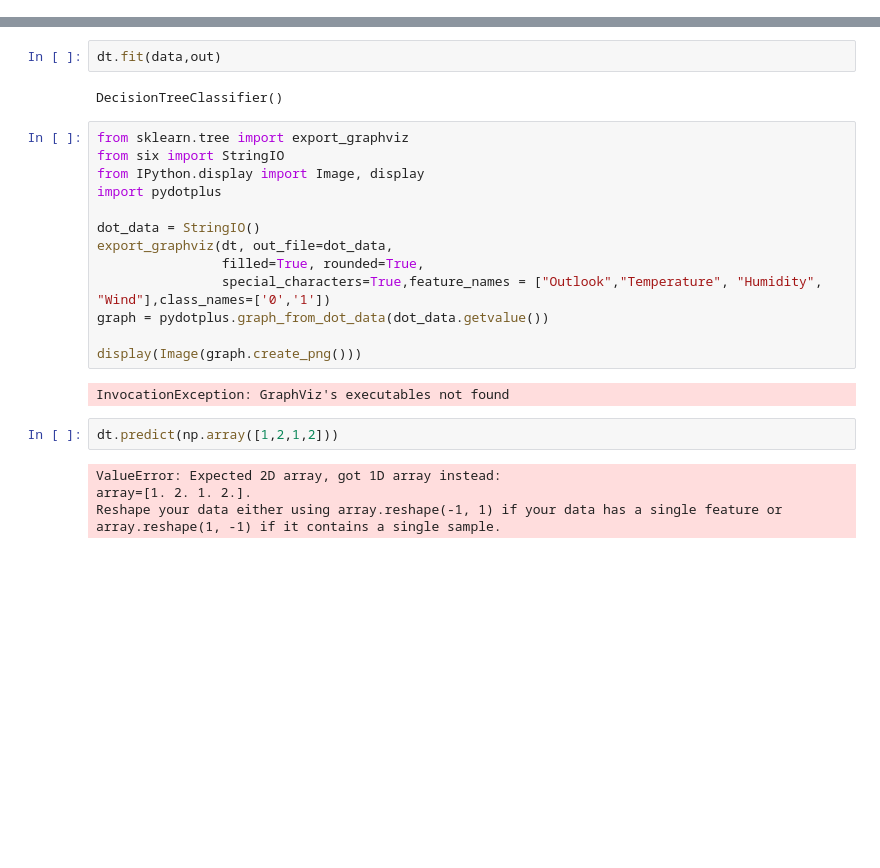
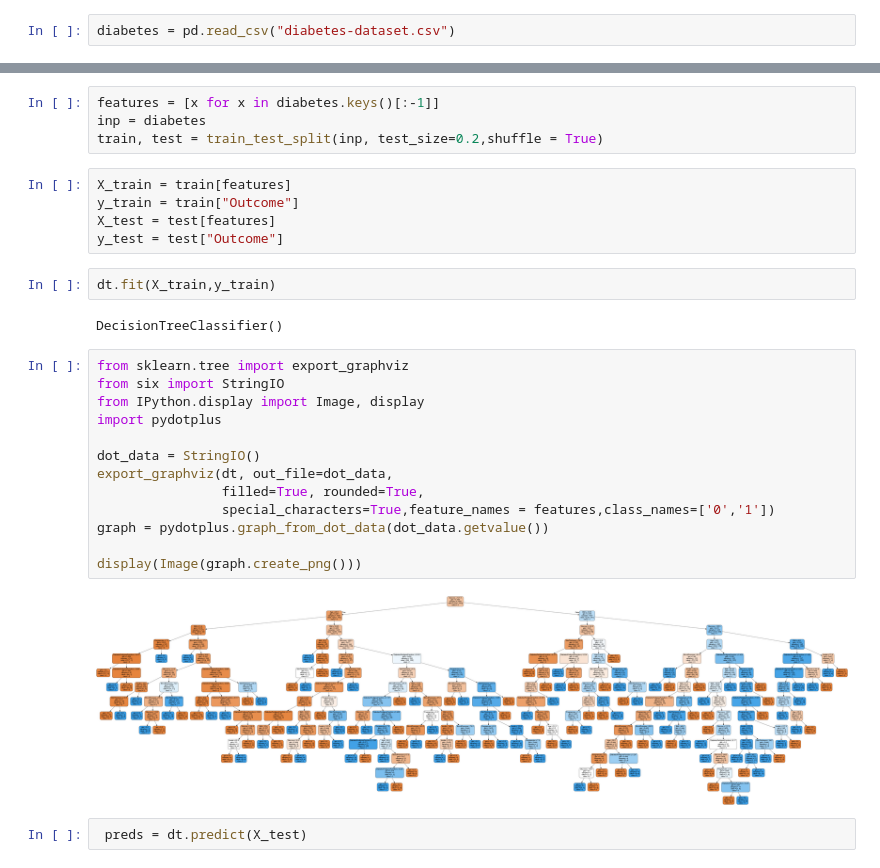
Before and after one commit to Moosa-Ali/Decision-Tree-Implementation, a Jupyter notebook: decision_tree_implementation.ipynb, the cells around one changed output, grey strips where cells are left out. Saved outputs shown, nothing was run; the diff lists cells and outputs as text; blank space fills up the shorter version.

Commit message:
Classifier trained on diabetes symptoms

```diff
--- a/decision_tree_implementation.ipynb
+++ b/decision_tree_implementation.ipynb
@@ -93,0 +10,2 @@ from sklearn.preprocessing import OrdinalEncoder
+# %%
+diabetes = pd.read_csv("diabetes-dataset.csv")
@@ -117,25 +34,30 @@ out = ord_enc.fit_transform(y)
+# %%
+features = [x for x in diabetes.keys()[:-1]]
+inp = diabetes
+train, test = train_test_split(inp, test_size=0.2,shuffle = True)
+# %%
+X_train = train[features]
+y_train = train["Outcome"]
+X_test = test[features]
+y_test = test["Outcome"]
 # %%
-dt.fit(data,out)
+dt.fit(X_train,y_train)
 # %% [output]
 DecisionTreeClassifier()
 # %%
 from sklearn.tree import export_graphviz
 from six import StringIO
 from IPython.display import Image, display
 import pydotplus
 
 dot_data = StringIO()
 export_graphviz(dt, out_file=dot_data,
                 filled=True, rounded=True,
-                special_characters=True,feature_names = ["Outlook","Temperature", "Humidity", "Wind"],class_names=['0','1'])
+                special_characters=True,feature_names = features,class_names=['0','1'])
 graph = pydotplus.graph_from_dot_data(dot_data.getvalue())
 
 display(Image(graph.create_png()))
 # %% [output]
-InvocationException: GraphViz's executables not found
+[figure, added]
-# %%
-dt.predict(np.array([1,2,1,2]))
-# %% [output]
-ValueError: Expected 2D array, got 1D array instead:
-array=[1. 2. 1. 2.].
-Reshape your data either using array.reshape(-1, 1) if your data has a single feature or array.reshape(1, -1) if it contains a single sample.
+# %%
+ preds = dt.predict(X_test)
```
Also changed, not shown: parts of 21 cells of this notebook, 1 other file.
